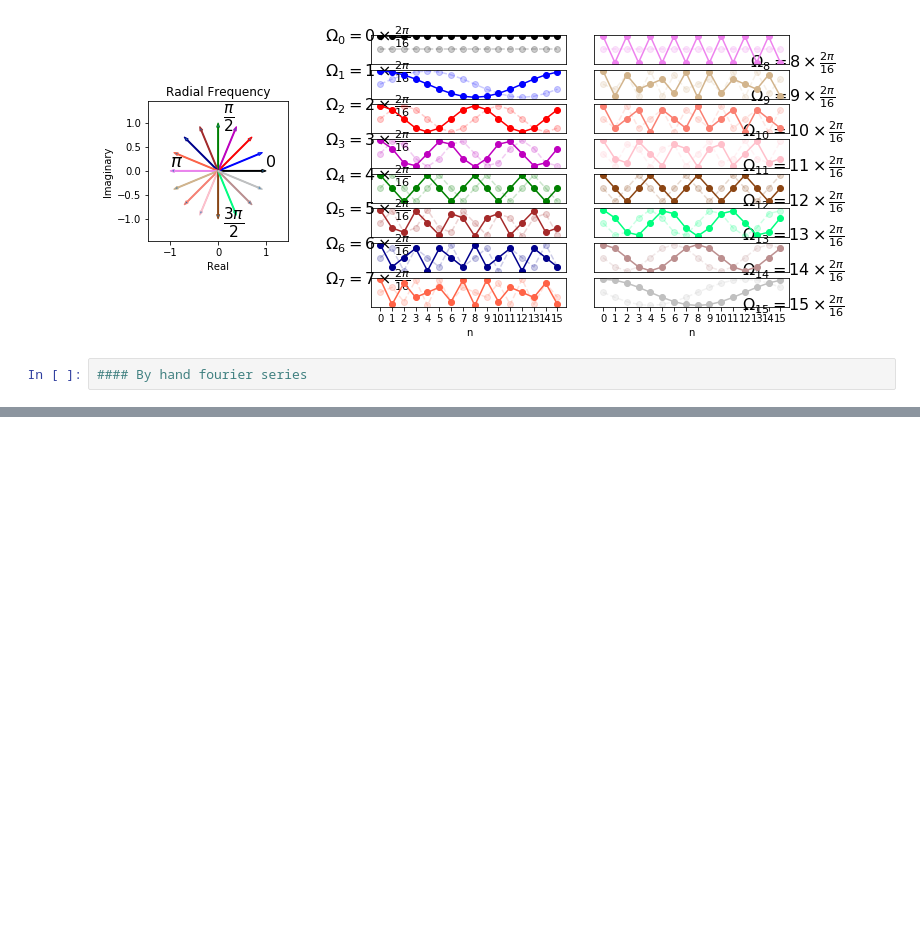
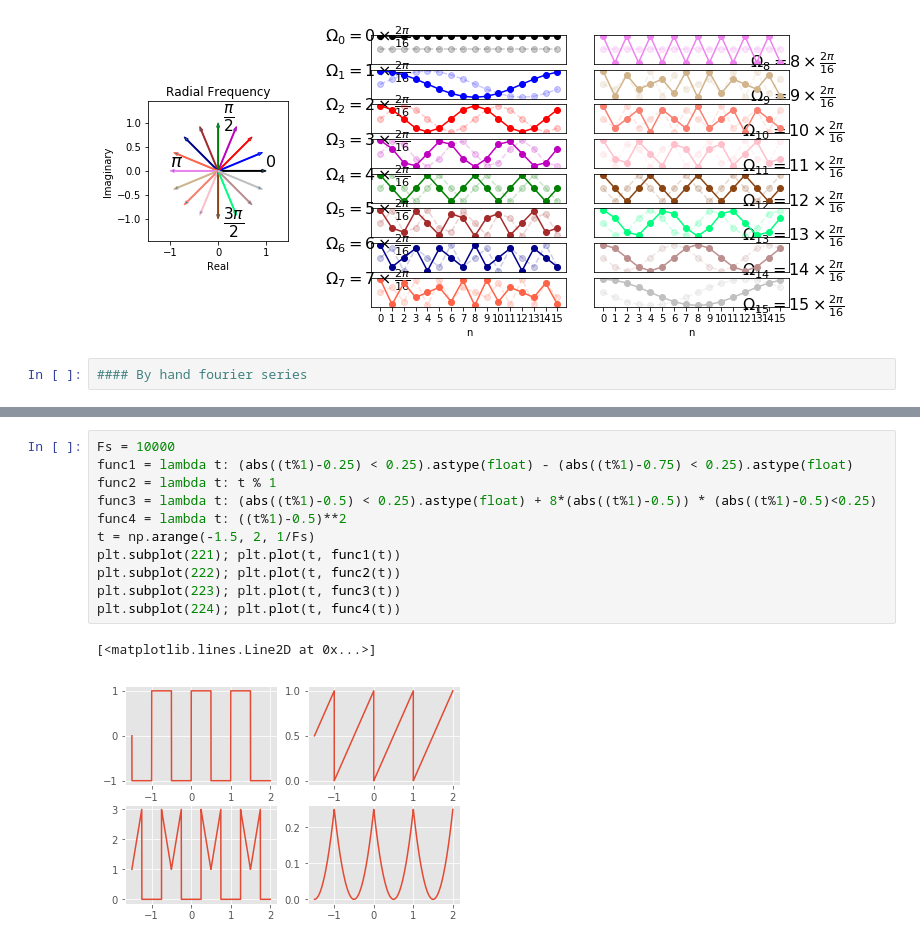
Before and after one commit to lyshds/dn_activation_rec_ubu, a Jupyter notebook: S37/robofly_phase_shift_coefficients.ipynb, the cells around one changed output, grey strips where cells are left out. Saved outputs shown, nothing was run; the diff lists cells and outputs as text; blank space fills up the shorter version.

```diff
--- a/S37/robofly_phase_shift_coefficients.ipynb
+++ b/S37/robofly_phase_shift_coefficients.ipynb
@@ -215,0 +216,14 @@ SyntaxError: invalid syntax (<ipython-input-38-6154b8378a19>, line 68)
+# %%
+Fs = 10000
+func1 = lambda t: (abs((t%1)-0.25) < 0.25).astype(float) - (abs((t%1)-0.75) < 0.25).astype(float)
+func2 = lambda t: t % 1
+func3 = lambda t: (abs((t%1)-0.5) < 0.25).astype(float) + 8*(abs((t%1)-0.5)) * (abs((t%1)-0.5)<0.25)
+func4 = lambda t: ((t%1)-0.5)**2
+t = np.arange(-1.5, 2, 1/Fs)
+plt.subplot(221); plt.plot(t, func1(t))
+plt.subplot(222); plt.plot(t, func2(t))
+plt.subplot(223); plt.plot(t, func3(t))
+plt.subplot(224); plt.plot(t, func4(t))
+# %% [output]
+[<matplotlib.lines.Line2D at 0x...>]
+[figure, added]
```
Also changed, not shown: parts of 2 cells of this notebook.
